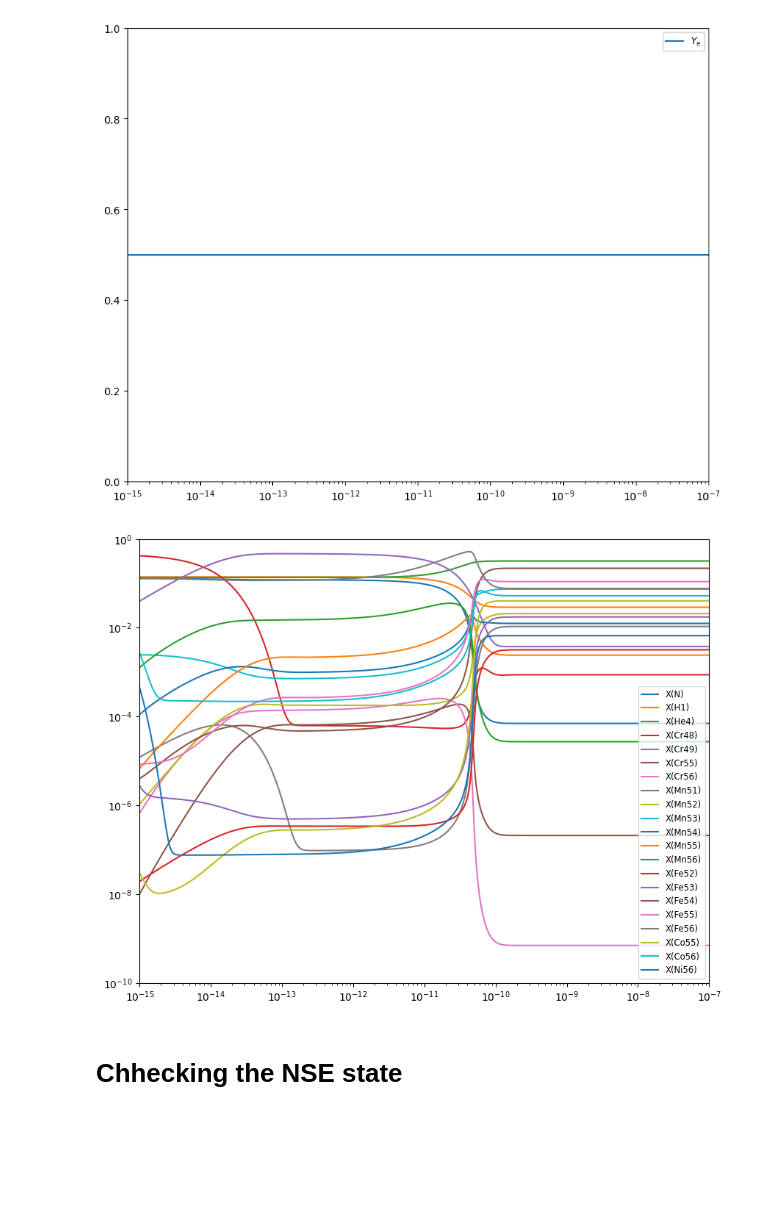
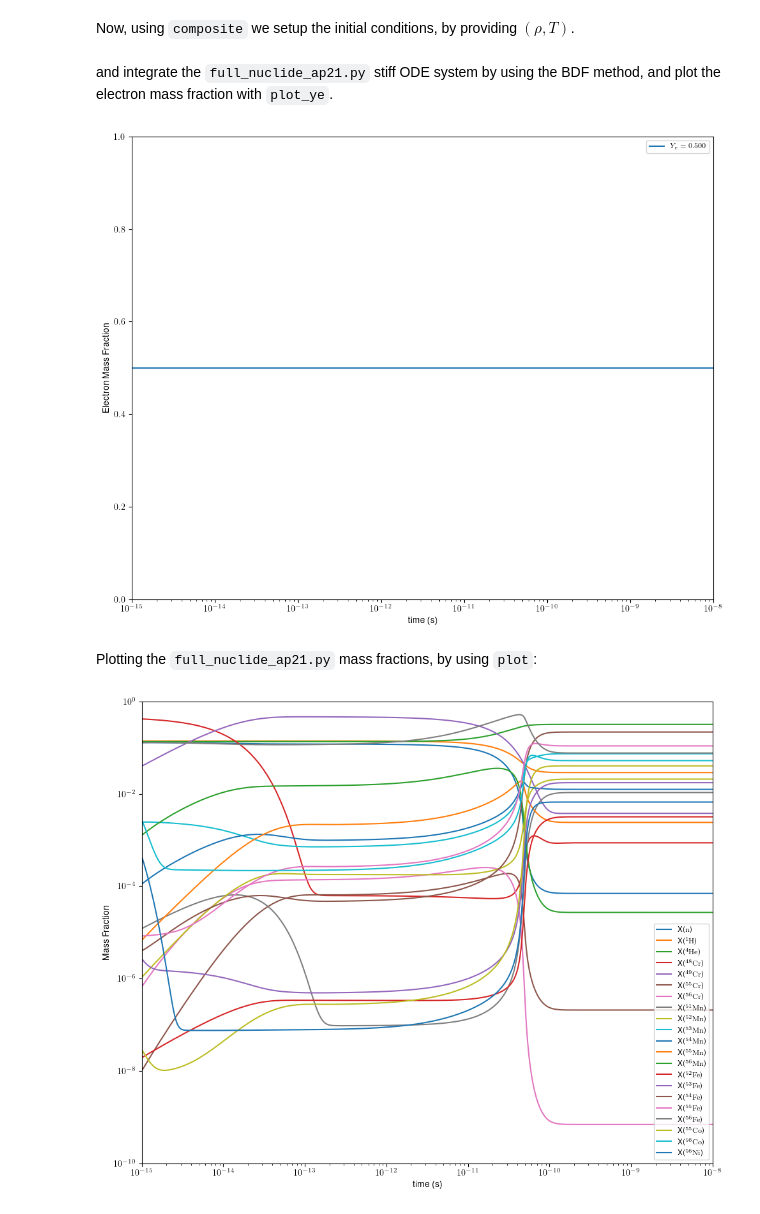
Before and after one commit to pynucastro/paper_notebooks, a Jupyter notebook: ap21_integrate.ipynb, the cells around one changed output. Cells and saved outputs as stored; diff of their text form; code cells hidden in the pictures; blank space fills up the shorter version.

```diff
--- a/ap21_integrate.ipynb
+++ b/ap21_integrate.ipynb
@@ -6,3 +6,8 @@ import matplotlib.pyplot as plt
 from scipy.integrate import solve_ivp
 import pynucastro as pyna
 from pynucastro.screening import potekhin_1998
+
+plt.rcParams.update({
+    "text.usetex": True,
+    "font.family": "Helvetica"
+})
@@ -13,14 +22,17 @@ def plot(tmin, tmax, sol, network, outfile='test'):
     ax = fig.add_subplot(111)
 
     for i in range(network.nnuc):
-        ax.loglog(sol.t, sol.y[i,:] * network.A[i], label=f"X({network.names[i].capitalize()})")
+        ax.loglog(sol.t, sol.y[i,:] * network.A[i], label=rf"X(${pyna.Nucleus(network.names[i]).pretty}$)")
 
     ax.set_xlim(tmin, tmax)
     ax.set_ylim(1.e-10, 1.0)
     ax.legend(fontsize="small")
+    ax.set_xlabel(f"time (s)")
+    ax.set_ylabel(f"Mass Fraction")
 
     fig.set_size_inches((10, 8))
-    fig.savefig(outfile)
+    fig.tight_layout()
+    fig.savefig(outfile, bbox_inches="tight")
 
 def composition(network):
 
@@ -63,35 +75,39 @@ def plot_ye(tmin, tmax, sol, network, outfile='test'):
     for i in range(network.nnuc):
         y_e += sol.y[i,:] * network.Z[i]
 
-    ax.plot(sol.t, y_e, label=r"$Y_e$")
+    ax.plot(sol.t, y_e, label=rf"$Y_e = {y_e[0]:.3f}$")
     ax.set_xscale('log')
-
-
     ax.set_xlim(tmin, tmax)
     ax.set_ylim(0.0, 1.0)
     ax.legend(fontsize="small")
+    ax.set_xlabel("time (s)")
+    ax.set_ylabel("Electron Mass Fraction")
 
     fig.set_size_inches((10, 8))
-    fig.savefig(outfile)
+    fig.tight_layout()
+    fig.savefig(outfile, bbox_inches="tight")
+# %% [markdown]
+Now, using `composite` we setup the initial conditions, by providing $(\rho, T)$.
 # %%
 Y0 = composition(full_nuclide_ap21)
 rho = 1.0e8
 T = 7.0e9
 ye = full_nuclide_ap21.ye(Y0)
+# %% [markdown]
+and integrate the `full_nuclide_ap21.py` stiff ODE system by using the BDF method, and plot the electron mass fraction with `plot_ye`.
 # %%
-# tmax = 1.0e4
-# tmin = 1.0e-1
-
-tmax = 1.0e-7
+tmax = 1.0e-8
 tmin = 1.0e-15
 
 sol =  solve_ivp(full_nuclide_ap21.rhs, [0, tmax], Y0, method="BDF",
                 dense_output=True, args=(rho, T, potekhin_1998), rtol=1.e-10, atol=1.e-10, jac=full_nuclide_ap21.jacobian)
 
 plot_ye(tmin=tmin, tmax=tmax, sol=sol, network=full_nuclide_ap21, outfile='rho_{:.2e}_T_{:.2e}_ye_{:.2e}.png'.format(rho,T, ye))
 # %% [output]
-[figure, old version]
+[figure, new version]
+# %% [markdown]
+Plotting the `full_nuclide_ap21.py` mass fractions, by using `plot`:
 # %%
 plot(tmin=tmin, tmax=tmax, sol=sol, network=full_nuclide_ap21, outfile='rho_{:.2e}_T_{:.2e}.png'.format(rho,T))
 # %% [output]
-[figure, old version]
+[figure, new version]
@@ -109,2 +113,0 @@ plot(tmin=tmin, tmax=tmax, sol=sol, network=full_nuclide_ap21, outfile='rho_{:.2
-# %% [markdown]
-# Chhecking the NSE state
```
Also changed, not shown: parts of 9 cells of this notebook, 1 other file.
